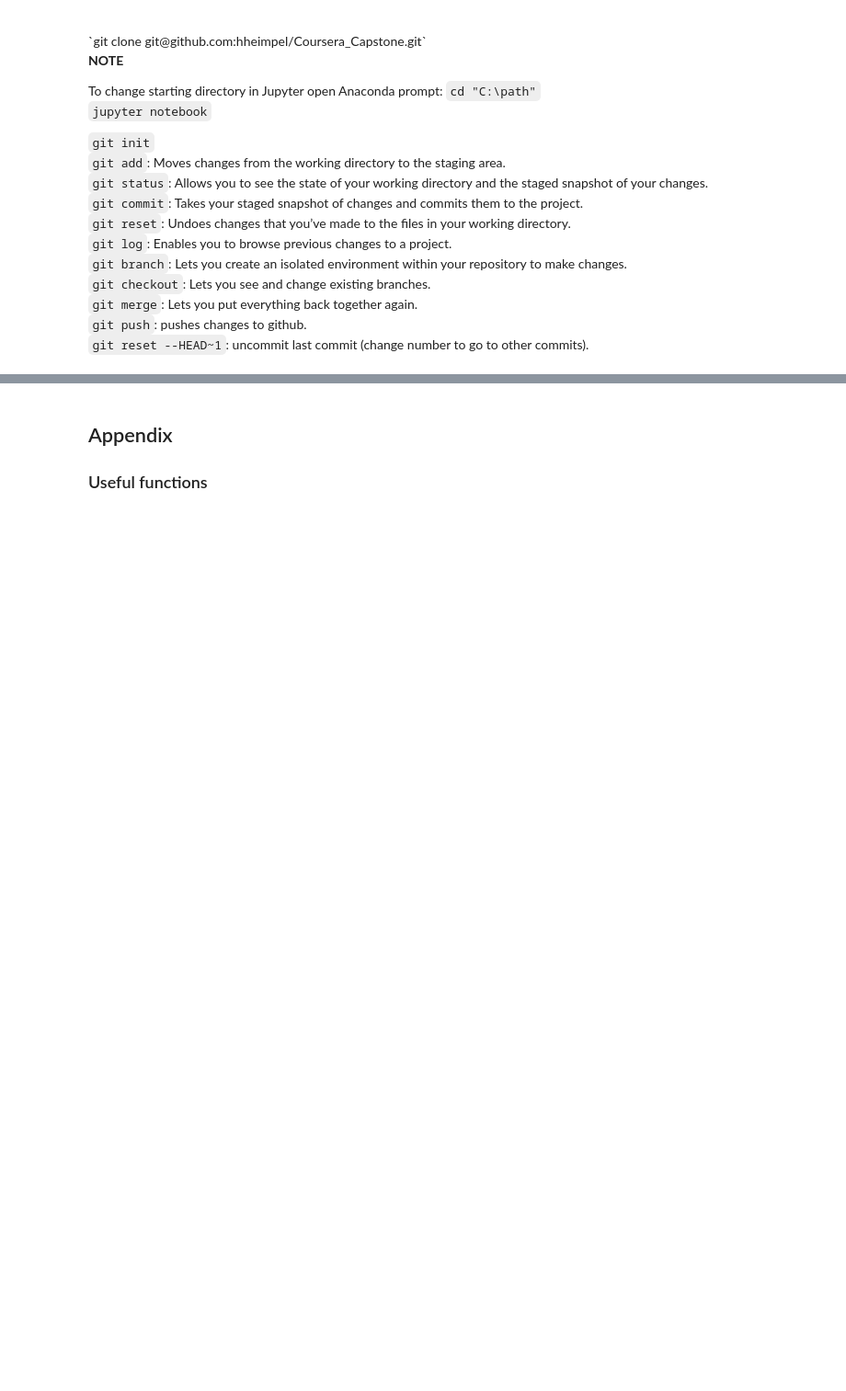
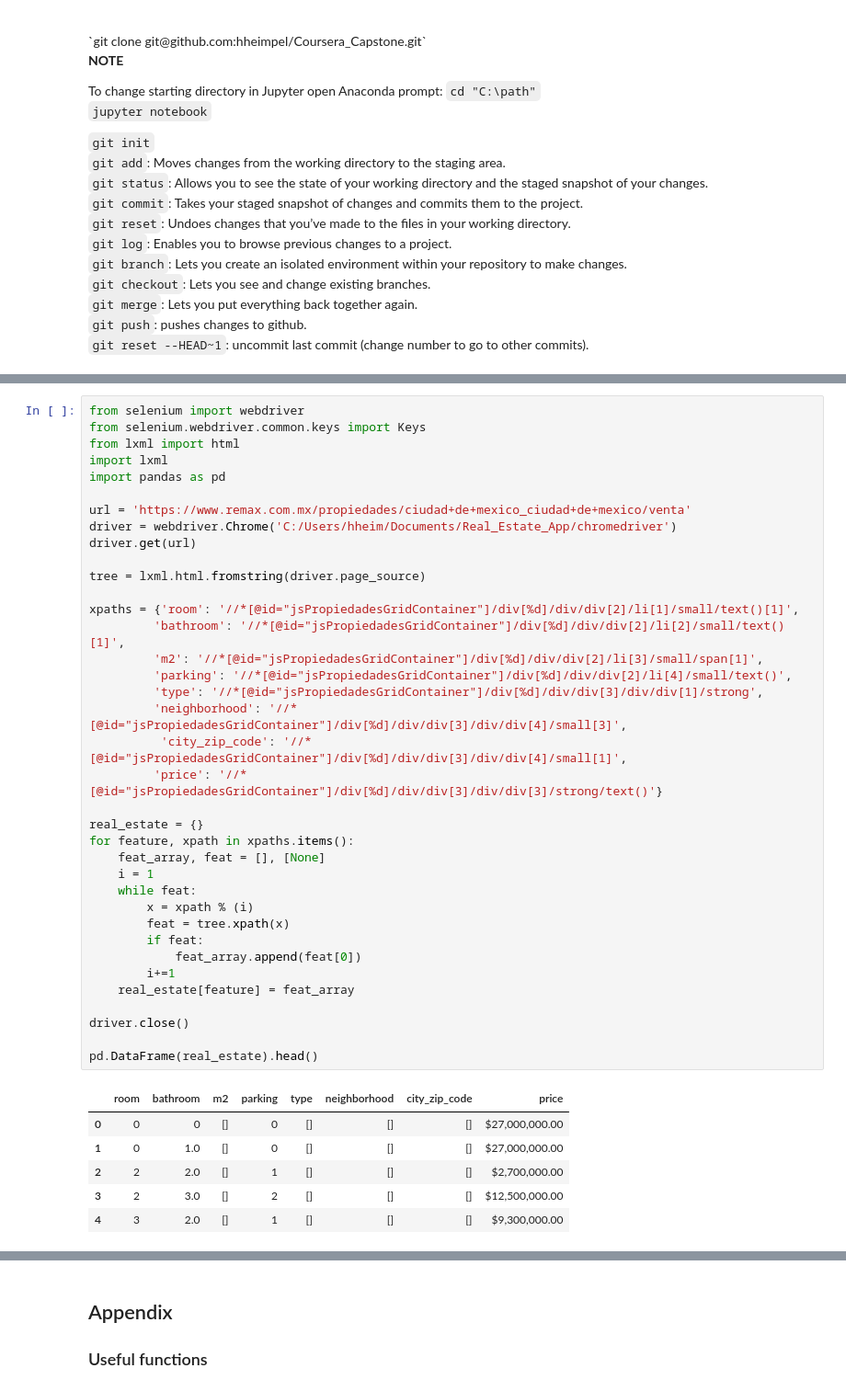
Before and after one commit to hheimpel/Python_samples, a Jupyter notebook: General_Python.ipynb, the cells around one changed output, grey strips where cells are left out. Shown at 92% size. Cells and saved outputs as stored; diff of their text form; blank space fills up the shorter version.

```diff
--- a/General_Python.ipynb
+++ b/General_Python.ipynb
@@ -2984,0 +3132,44 @@ To change starting directory in Jupyter open Anaconda prompt: `cd "C:\path"`
+# %%
+from selenium import webdriver
+from selenium.webdriver.common.keys import Keys
+from lxml import html
+import lxml
+import pandas as pd
+
+url = 'https://www.remax.com.mx/propiedades/ciudad+de+mexico_ciudad+de+mexico/venta'
+driver = webdriver.Chrome('C:/Users/hheim/Documents/Real_Estate_App/chromedriver')
+driver.get(url)
+
+tree = lxml.html.fromstring(driver.page_source)
+
+xpaths = {'room': '//*[@id="jsPropiedadesGridContainer"]/div[%d]/div/div[2]/li[1]/small/text()[1]',
+         'bathroom': '//*[@id="jsPropiedadesGridContainer"]/div[%d]/div/div[2]/li[2]/small/text()[1]',
+         'm2': '//*[@id="jsPropiedadesGridContainer"]/div[%d]/div/div[2]/li[3]/small/span[1]',
+         'parking': '//*[@id="jsPropiedadesGridContainer"]/div[%d]/div/div[2]/li[4]/small/text()',
+         'type': '//*[@id="jsPropiedadesGridContainer"]/div[%d]/div/div[3]/div/div[1]/strong',
+         'neighborhood': '//*[@id="jsPropiedadesGridContainer"]/div[%d]/div/div[3]/div/div[4]/small[3]',
+          'city_zip_code': '//*[@id="jsPropiedadesGridContainer"]/div[%d]/div/div[3]/div/div[4]/small[1]',
+         'price': '//*[@id="jsPropiedadesGridContainer"]/div[%d]/div/div[3]/div/div[3]/strong/text()'}
+
+real_estate = {}
+for feature, xpath in xpaths.items():
+    feat_array, feat = [], [None]
+    i = 1
+    while feat:
+        x = xpath % (i)
+        feat = tree.xpath(x)
+        if feat:
+            feat_array.append(feat[0])
+        i+=1
+    real_estate[feature] = feat_array
+
+driver.close()
+
+pd.DataFrame(real_estate).head()
+# %% [output]
+|  | room | bathroom | m2 | parking | type | neighborhood | city_zip_code | price |
+| 0 | 0 | 0 | [] | 0 | [] | [] | [] | $27,000,000.00 |
+| 1 | 0 | 1.0 | [] | 0 | [] | [] | [] | $27,000,000.00 |
+| 2 | 2 | 2.0 | [] | 1 | [] | [] | [] | $2,700,000.00 |
+| 3 | 2 | 3.0 | [] | 2 | [] | [] | [] | $12,500,000.00 |
+| 4 | 3 | 2.0 | [] | 1 | [] | [] | [] | $9,300,000.00 |
```
Also changed, not shown: parts of 39 cells of this notebook.
